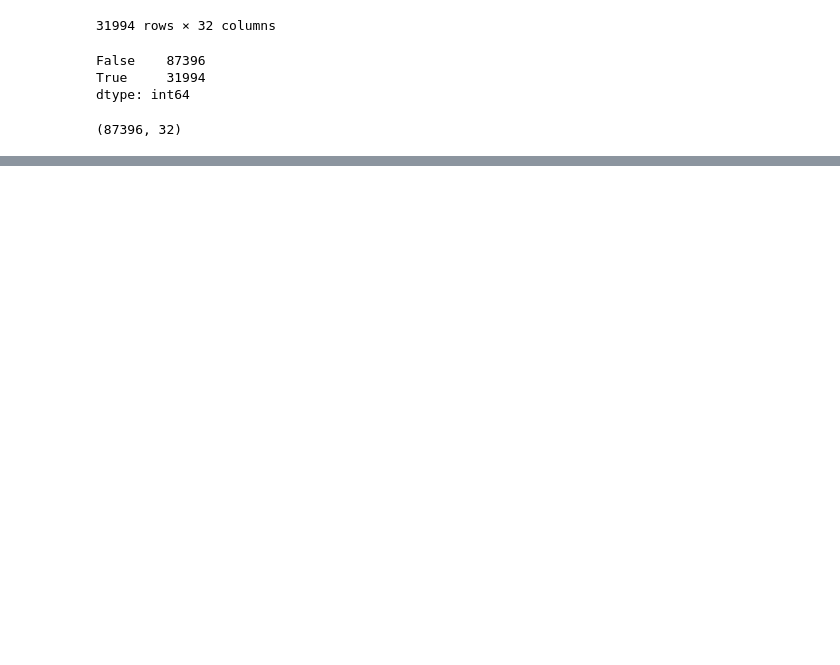
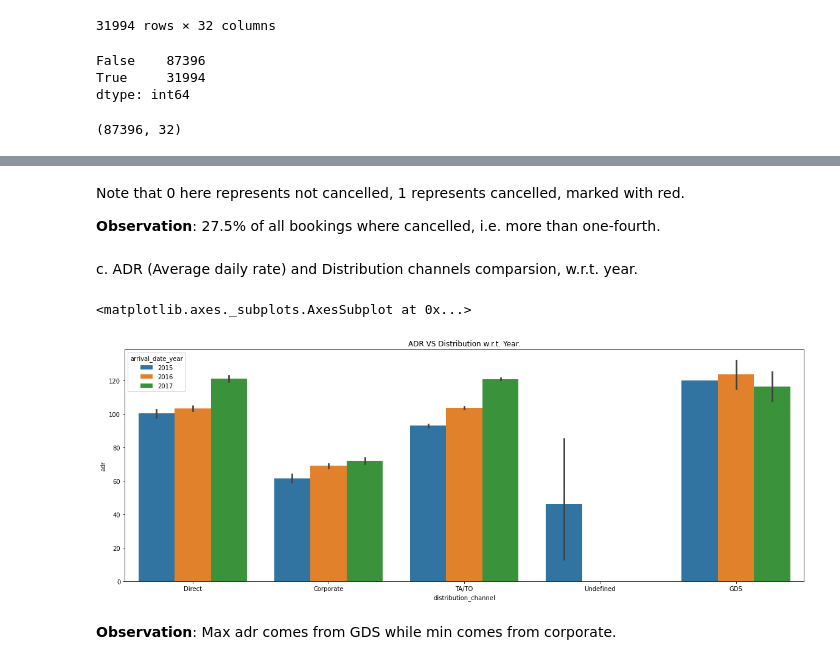
Before and after one commit to akashsinghsharma/almabetter-pythonEDA-project, a Jupyter notebook: Hotel_Booking_Analysis.ipynb, the cells around one changed output, grey strips where cells are left out. Cells and saved outputs as stored; diff of their text form; code cells hidden in the pictures; blank space fills up the shorter version.

```diff
--- a/Hotel_Booking_Analysis.ipynb
+++ b/Hotel_Booking_Analysis.ipynb
@@ -226,0 +266,15 @@ I am going to investigate the data here to find key insight, summarize data and
+# %% [markdown]
+Note that 0 here represents not cancelled, 1 represents cancelled, marked with red.
+
+**Observation**: 27.5% of all bookings where cancelled, i.e. more than one-fourth.
+# %% [markdown]
+c. ADR (Average daily rate) and Distribution channels comparsion, w.r.t. year.
+# %%
+plt.figure(figsize = (20,7))
+plt.title('ADR VS Distribution w.r.t. Year.')
+sns.barplot(data = hotel_data_copy , x = 'distribution_channel' , y = 'adr' , hue = 'arrival_date_year')
+# %% [output]
+<matplotlib.axes._subplots.AxesSubplot at 0x...>
+[figure, added]
+# %% [markdown]
+**Observation**: Max adr comes from GDS while min comes from corporate.
```
Also changed, not shown: parts of 12 cells of this notebook.
